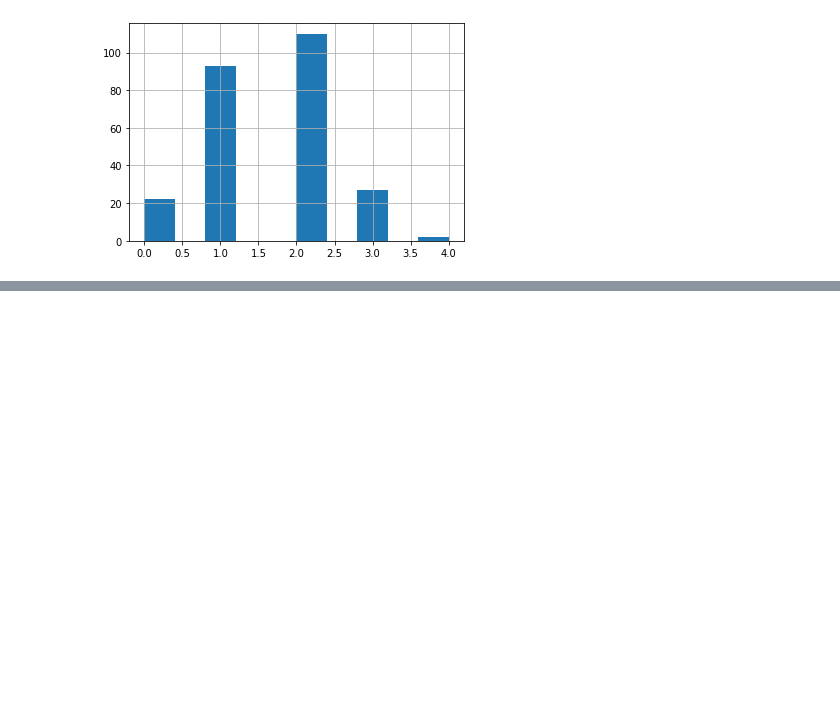
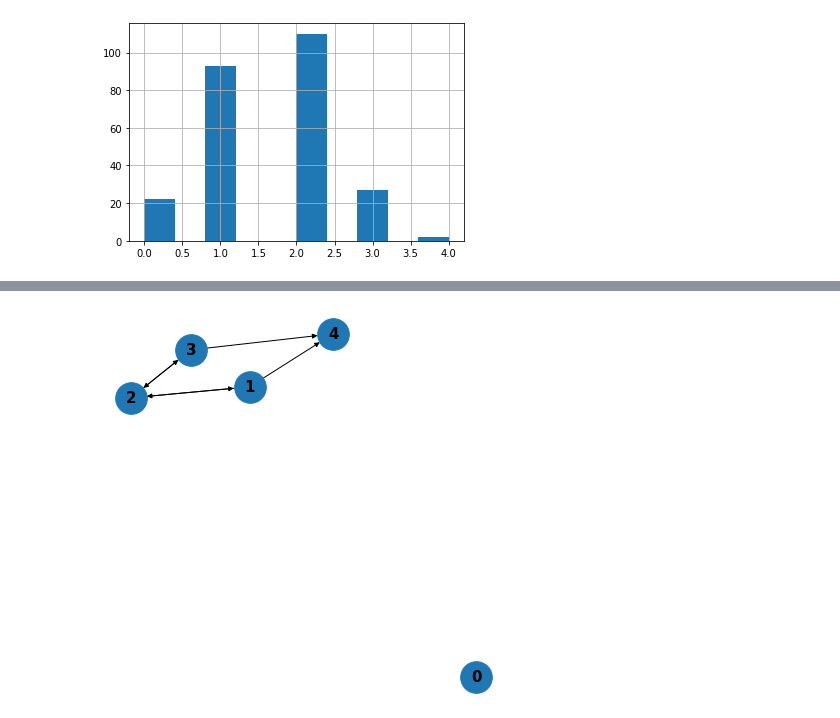
Before and after one commit to smilejennyyu/BUMP_code, a Jupyter notebook: ace_pc_algo.ipynb, the cells around one changed output, grey strips where cells are left out. Saved outputs shown, nothing was run; the diff lists cells and outputs as text; code cells hidden in the pictures; blank space fills up the shorter version.

```diff
--- a/ace_pc_algo.ipynb
+++ b/ace_pc_algo.ipynb
@@ -232,0 +302,6 @@ nx.draw(graph, with_labels=True)
+# %%
+cpdag = estimate_cpdag(graph, sep_set)
+f, ax = plt.subplots(figsize=(7, 7))
+nx.draw(cpdag, node_size=1000, with_labels=True, font_weight='bold', font_size=15)
+# %% [output]
+[figure, added]
```
Also changed, not shown: parts of 18 cells of this notebook, 58 other files.
